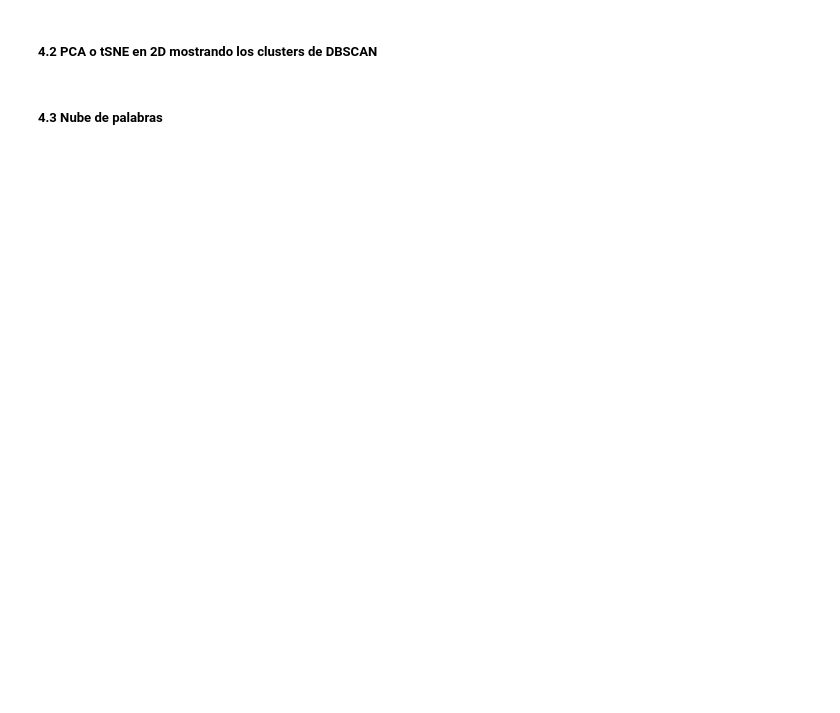
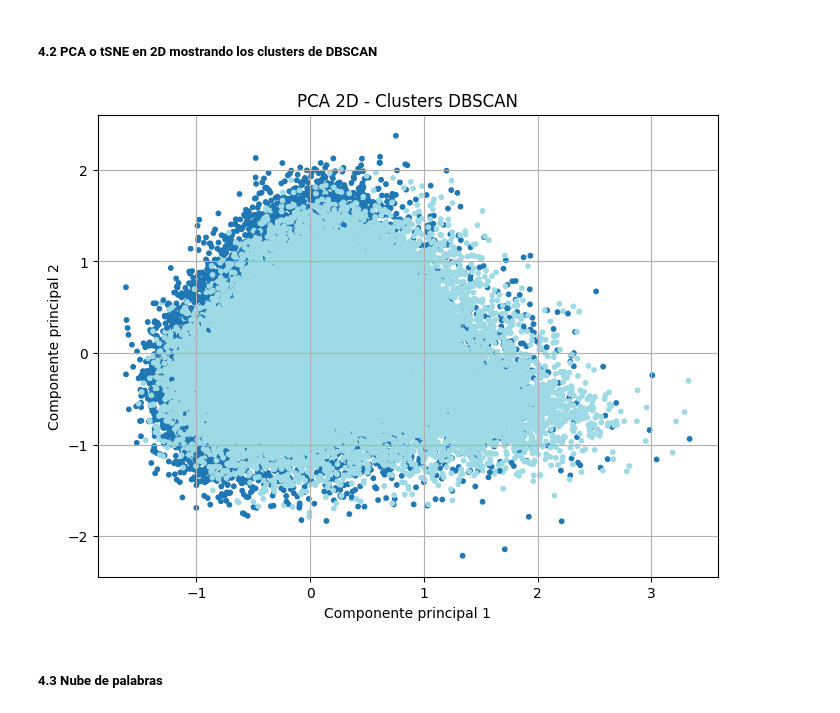
Before and after one commit to LailaBulh/Procesamiento_Lenguaje_Natural, a Jupyter notebook: Agrupamiento_textos_LB.ipynb, the cells around one changed output. Saved outputs shown, nothing was run; the diff lists cells and outputs as text; code cells hidden in the pictures; blank space fills up the shorter version.

```diff
--- a/Agrupamiento_textos_LB.ipynb
+++ b/Agrupamiento_textos_LB.ipynb
@@ -381,4 +380,29 @@ plt.show()
 # %% [markdown]
 ##### 4.2	PCA o tSNE en 2D mostrando los clusters de DBSCAN
+# %%
+# Ajustar DBSCAN con los mejores parametros
+dbscan = DBSCAN(
+    eps = 2 ,
+    min_samples = 5,
+    metric='euclidean'
+)
+labels_dbscan = dbscan.fit_predict(embeddings)
+
+### Reducir a 2 dimensiones con PCA
+pca = PCA(n_components=2)
+reduced_pca = pca.fit_transform(embeddings)
+
+### Graficar clusters en espacio PCA
+
+plt.figure(figsize=(8,6))
+plt.scatter(reduced_pca[:,0], reduced_pca[:,1],
+            c=labels_dbscan, cmap='tab20', s=10)
+plt.title("PCA 2D - Clusters DBSCAN")
+plt.xlabel("Componente principal 1")
+plt.ylabel("Componente principal 2")
+plt.grid(True)
+plt.show()
+# %% [output]
+[figure, added]
 # %% [markdown]
 ##### 4.3 Nube de palabras
```
Also changed, not shown: parts of 3 cells of this notebook.
